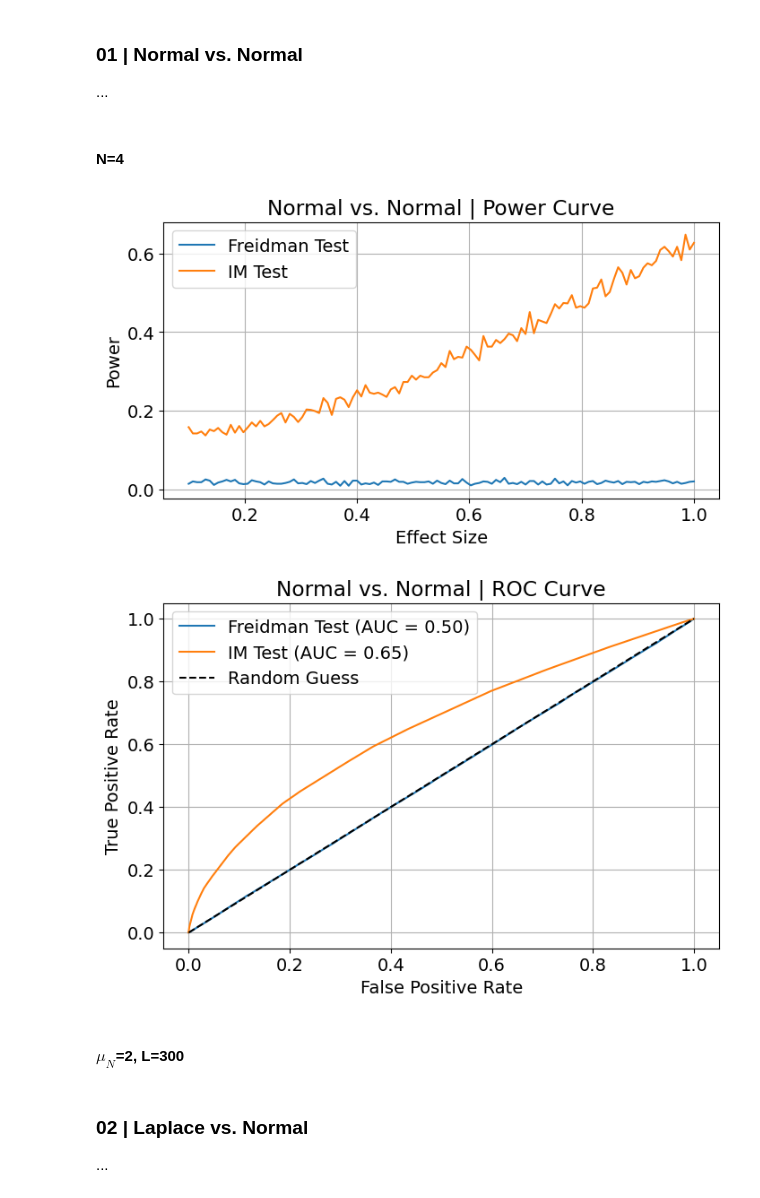
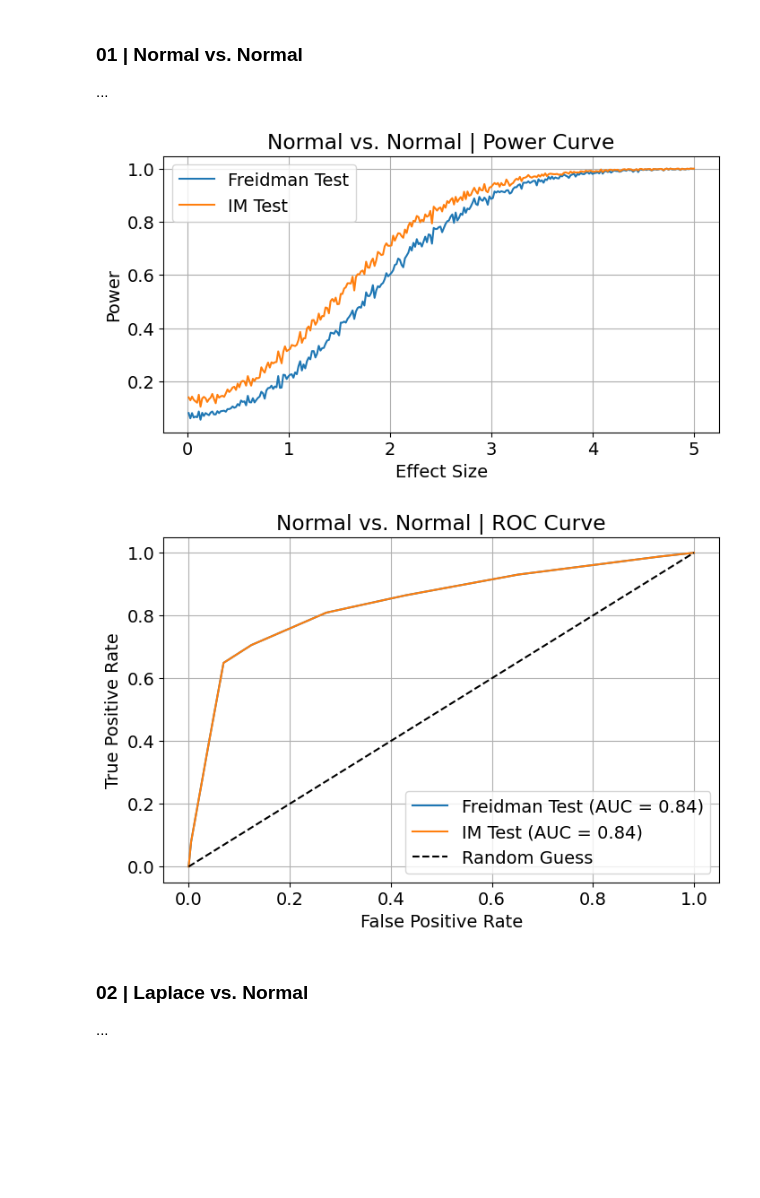
Before and after one commit to djm3622/stat345, a Jupyter notebook: Project/project.ipynb, the cells around one changed output. Drawn from its saved outputs; the diff is of its cells as text; code cells hidden in the pictures; blank space fills up the shorter version.

```diff
--- a/Project/project.ipynb
+++ b/Project/project.ipynb
@@ -94,28 +95,28 @@ def run_experiment(
         im_pvals_alt = []
 
         for _ in range(n_trials):
-            x_1_null = stats.norm(0, 1).rvs(10)  # null
-            x_2_null = stats.norm(0, 1).rvs(10)
-            x_3_null = stats.norm(0, 1).rvs(10)
+            x_1_null = stats.norm(0, 1).rvs(4)  # null
+            x_2_null = stats.norm(0, 1).rvs(4)
+            x_3_null = stats.norm(0, 1).rvs(4)
             x_null = np.array([x_1_null, x_2_null, x_3_null])
 
-            ks_pvals_null.append(get_friedman(x_null))
+            ks_pvals_null.append(get_friedman(x_null.T))
             im_pvals_null.append(i_m_test(x_null))
 
             if alt == 'norm':
-                x_1_alt = stats.norm(e, 1).rvs(10)  # alt
+                x_1_alt = stats.norm(e, 1).rvs(4)  # alt
             elif alt == 'laplace':
-                x_1_alt = stats.laplace(e, 1).rvs(10)
+                x_1_alt = stats.laplace(e, 1).rvs(4)
             elif alt == 'cauchy':
-                x_1_alt = stats.cauchy(e, 1).rvs(10)
+                x_1_alt = stats.cauchy(e, 1).rvs(4)
             else:
                 print("Not supported.")
                 return None
-            x_2_alt = stats.norm(0, 1).rvs(10)
-            x_3_alt = stats.norm(0, 1).rvs(10)
+            x_2_alt = stats.norm(0, 1).rvs(4)
+            x_3_alt = stats.norm(0, 1).rvs(4)
             x_alt = np.array([x_1_alt, x_2_alt, x_3_alt])
 
-            ks_p = get_friedman(x_alt)
+            ks_p = get_friedman(x_alt.T)
             im_p = i_m_test(x_alt)
 
             ks_pvals_alt.append(ks_p)
@@ -168,35 +169,20 @@ def run_experiment(
 ### 01 | Normal vs. Normal
 
 ...
-# %% [markdown]
-#### N=4
-# %%
-effect_size = np.linspace(0.1, 1, 121)
-n=4
-
-x_1 = np.array([stats.norm(e, 1).rvs(n) for e in effect_size])
-x_2 = stats.norm(0, 1).rvs(effect_size.shape+(n,))
-x_3 = stats.norm(0, 1).rvs(effect_size.shape+(n,))
-
-x_i_j_k = np.array([x_1, x_2, x_3])
-
-run_experiment(effect_size, x_i_j_k, 'Normal vs. Normal')
-# %% [output]
-[figure, removed]
-[figure, removed]
-# %% [markdown]
-#### $\mu_N$=2, L=300
 # %%
-effect_size = np.linspace(0.1, 2.0, 300)
+effect_size = np.linspace(0.01, 5.0, 300)
 n=4
 
 x_1 = np.array([stats.norm(e, 1).rvs(n) for e in effect_size])
 x_2 = stats.norm(0, 1).rvs(effect_size.shape+(n,))
 x_3 = stats.norm(0, 1).rvs(effect_size.shape+(n,))
 
 x_i_j_k = np.array([x_1, x_2, x_3])
 
 run_experiment(effect_size, x_i_j_k, 'Normal vs. Normal')
+# %% [output]
+[figure, added]
+[figure, added]
 # %% [markdown]
 ### 02 | Laplace vs. Normal
 
```
Also changed, not shown: parts of 12 cells of this notebook, 1 other file.
